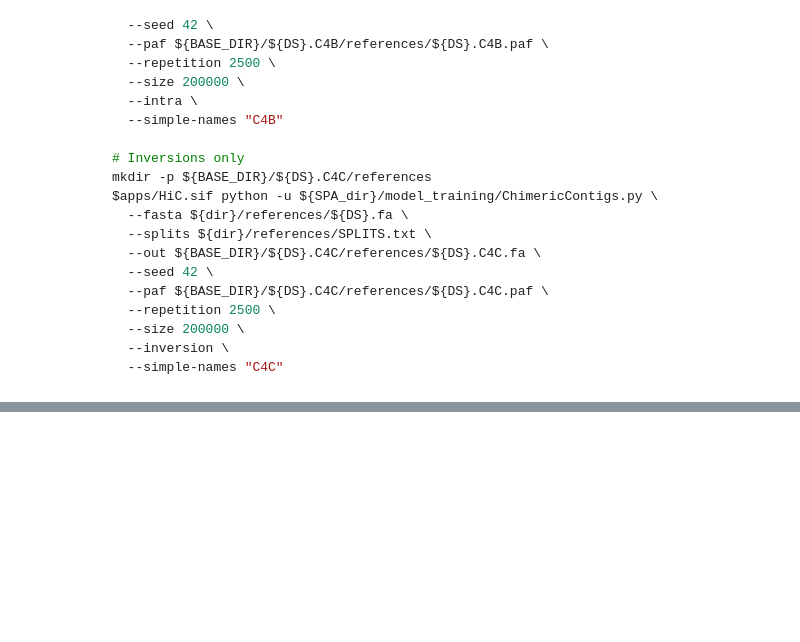
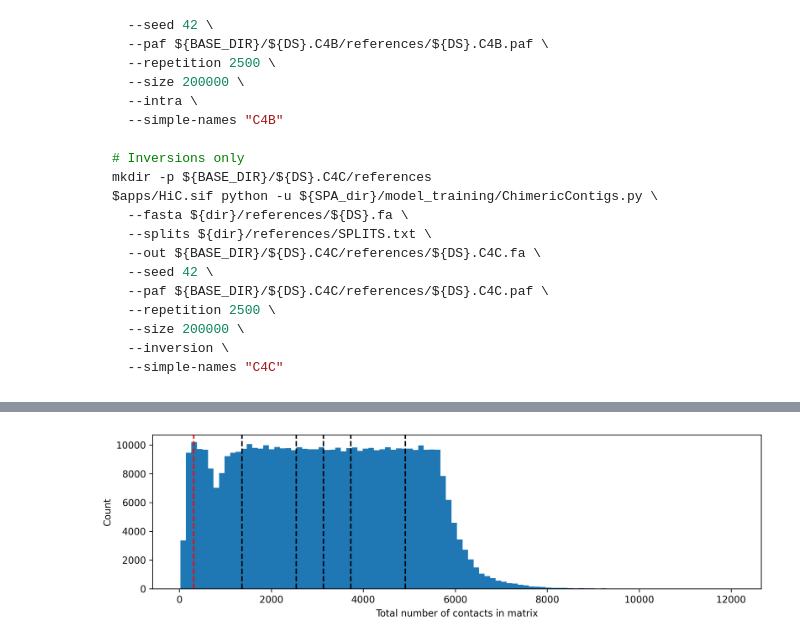
Before and after one commit to SPA-C/SPA-C, a Jupyter notebook: model_training/SPA-C_dataset.ipynb, the cells around one changed output, grey strips where cells are left out. Saved outputs shown, nothing was run; the diff lists cells and outputs as text; code cells hidden in the pictures; blank space fills up the shorter version.

```diff
--- a/model_training/SPA-C_dataset.ipynb
+++ b/model_training/SPA-C_dataset.ipynb
@@ -166,0 +249,4 @@ $apps/HiC.sif python -u ${SPA_dir}/model_training/ChimericContigs.py \
+# %%
+inter.dist()
+# %% [output]
+[figure, added]
```
Also changed, not shown: parts of 31 cells of this notebook, 1 other file.
